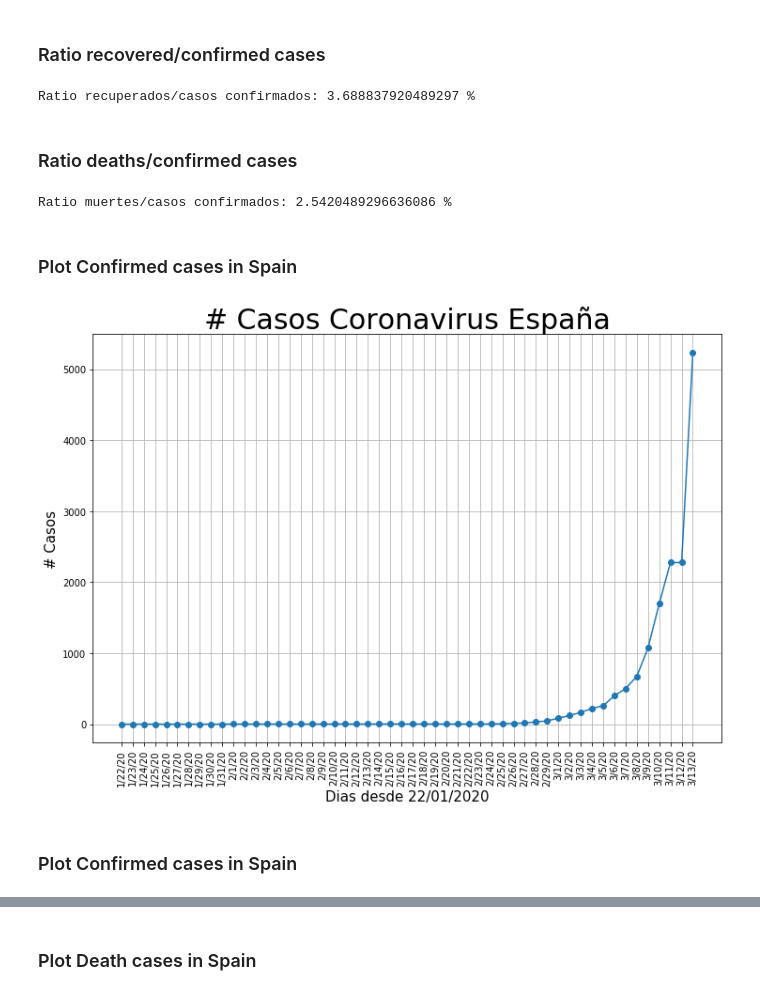
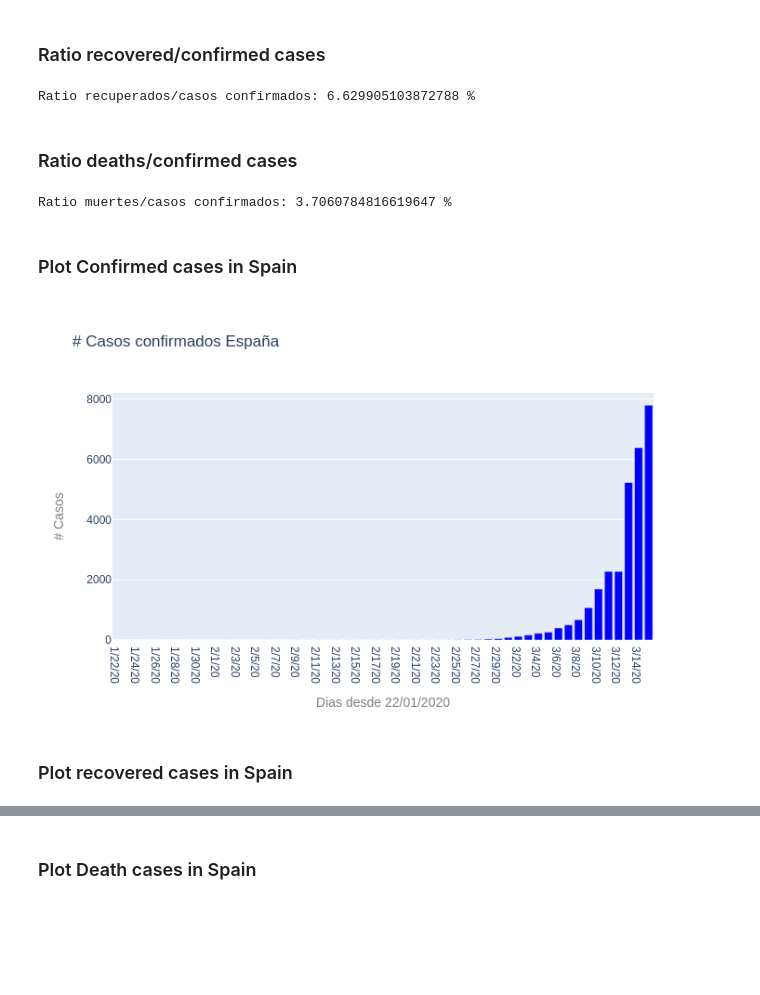
Before and after one commit to kairosart/coronavirus, a Jupyter notebook: Coronavirus (COVID-19) España.ipynb, the cells around one changed output, grey strips where cells are left out. Drawn from its saved outputs; the diff is of its cells as text; code cells hidden in the pictures; blank space fills up the shorter version.

Commit message:
Plotly Charts.

```diff
--- a/Coronavirus (COVID-19) España.ipynb
+++ b/Coronavirus (COVID-19) España.ipynb
@@ -54,33 +62,58 @@ recoveries = recoveries_df.loc[:, cols[4]:cols[-1]]
 confirm_trans = confirmed.transpose()
 recoveries_trans = recoveries.transpose()
 deaths_trans = deaths.transpose()
+# %%
+# Rename column
+old_names = [18]
+new_names = ['y']
+confirm_trans.rename(columns=dict(zip(old_names, new_names)), inplace=True)
+recoveries_trans.rename(columns=dict(zip(old_names, new_names)), inplace=True)
+deaths_trans.rename(columns=dict(zip(old_names, new_names)), inplace=True)
 # %% [markdown]
 ### Ratio recovered/confirmed cases
 # %%
-rc = recoveries_trans[18].iloc[-1]/confirm_trans[18].iloc[-1]*100
+rc = recoveries_trans['y'].iloc[-1]/confirm_trans['y'].iloc[-1]*100
 print('Ratio recuperados/casos confirmados:', rc, '%')
 # %% [output]
-Ratio recuperados/casos confirmados: 3.688837920489297 %
+Ratio recuperados/casos confirmados: 6.629905103872788 %
 # %% [markdown]
 ### Ratio deaths/confirmed cases
 # %%
-rd = deaths_trans[18].iloc[-1]/confirm_trans[18].iloc[-1]*100
+rd = deaths_trans['y'].iloc[-1]/confirm_trans['y'].iloc[-1]*100
 print('Ratio muertes/casos confirmados:', rd, '%')
 # %% [output]
-Ratio muertes/casos confirmados: 2.5420489296636086 %
+Ratio muertes/casos confirmados: 3.7060784816619647 %
 # %% [markdown]
 ### Plot Confirmed cases in Spain
-# %%
-
-plt.figure(figsize=(12,8))
-plt.plot(confirm_trans,  marker='o')
-plt.title('# Casos Coronavirus España', size=30)
-plt.xlabel('Dias desde 22/01/2020', size=15)
-plt.ylabel('# Casos', size=15)
-plt.grid(True)
-plt.xticks(size=10, rotation='vertical')
-plt.show()
-# %% [output]
-[figure, removed]
+# %%
+#data
+x = confirm_trans.index
+y = confirm_trans['y']
+
+
+# line
+trace = go.Bar(
+    x=x,
+    y=y,
+    marker=dict(
+        color='blue'
+    ),
+)
+
+
+# layout
+layout = go.Layout(title = "# Casos confirmados España",
+    xaxis=dict(title = go.layout.xaxis.Title(text='Dias desde 22/01/2020',
+                                             font=dict(size=14,
+                                             color='#7f7f7f'))),
+                   yaxis=dict(title = go.layout.yaxis.Title(text='# Casos',
+                                             font=dict(size=14,
+                                             color='#7f7f7f'))))
+
+# Plot
+fig = go.Figure(data=[trace], layout=layout)
+iplot(fig)
+# %% [output]
+[figure, added]
 # %% [markdown]
-### Plot Confirmed cases in Spain
+### Plot recovered cases in Spain
```
Also changed, not shown: parts of 26 cells of this notebook.
